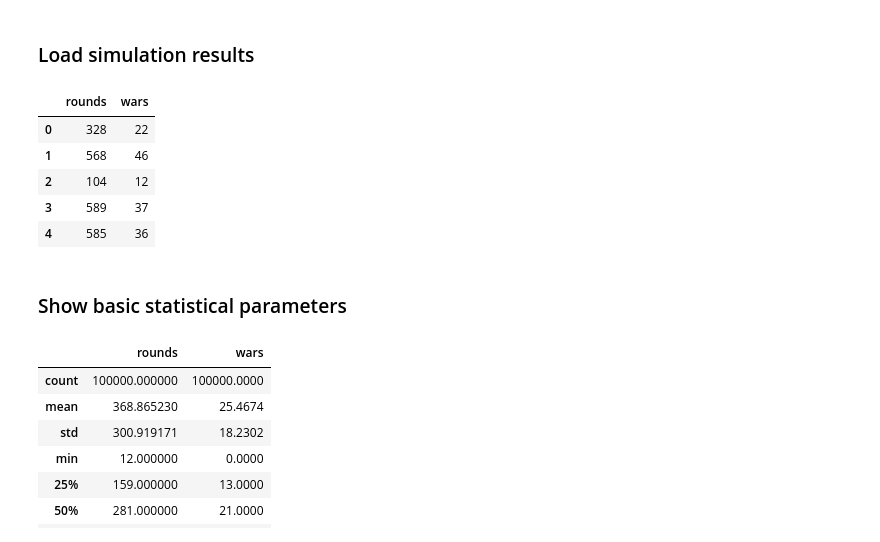
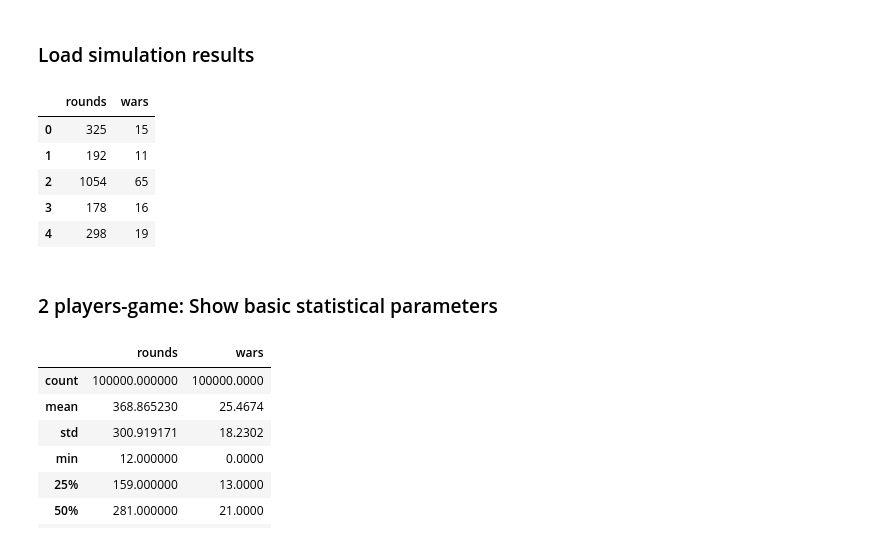
Before and after one commit to Agr3st/war-card-game-analysis, a Jupyter notebook: war_card_game_analysis.ipynb, the cells around one changed output. Drawn from its saved outputs; the diff is of its cells as text; code cells hidden in the pictures.

```diff
--- a/war_card_game_analysis.ipynb
+++ b/war_card_game_analysis.ipynb
@@ -241,17 +241,18 @@ from scipy.stats import linregress
 # %%
 data_2_players = pd.read_csv('simulation_results/results_2_players.csv')
 data_3_players = pd.read_csv('simulation_results/results_3_players.csv')
 data_4_players = pd.read_csv('simulation_results/results_4_players.csv')
 data_5_players = pd.read_csv('simulation_results/results_5_players.csv')
-data_5_players.head()
+
+data_2_players.head()
 # %% [output]
 |  | rounds | wars |
-| 0 | 328 | 22 |
-| 1 | 568 | 46 |
-| 2 | 104 | 12 |
-| 3 | 589 | 37 |
-| 4 | 585 | 36 |
+| 0 | 325 | 15 |
+| 1 | 192 | 11 |
+| 2 | 1054 | 65 |
+| 3 | 178 | 16 |
+| 4 | 298 | 19 |
 # %% [markdown]
-### Show basic statistical parameters
+### 2 players-game: Show basic statistical parameters
 # %%
 data_2_players.describe()
```
Also changed, not shown: parts of 14 cells of this notebook, 10 other files.
